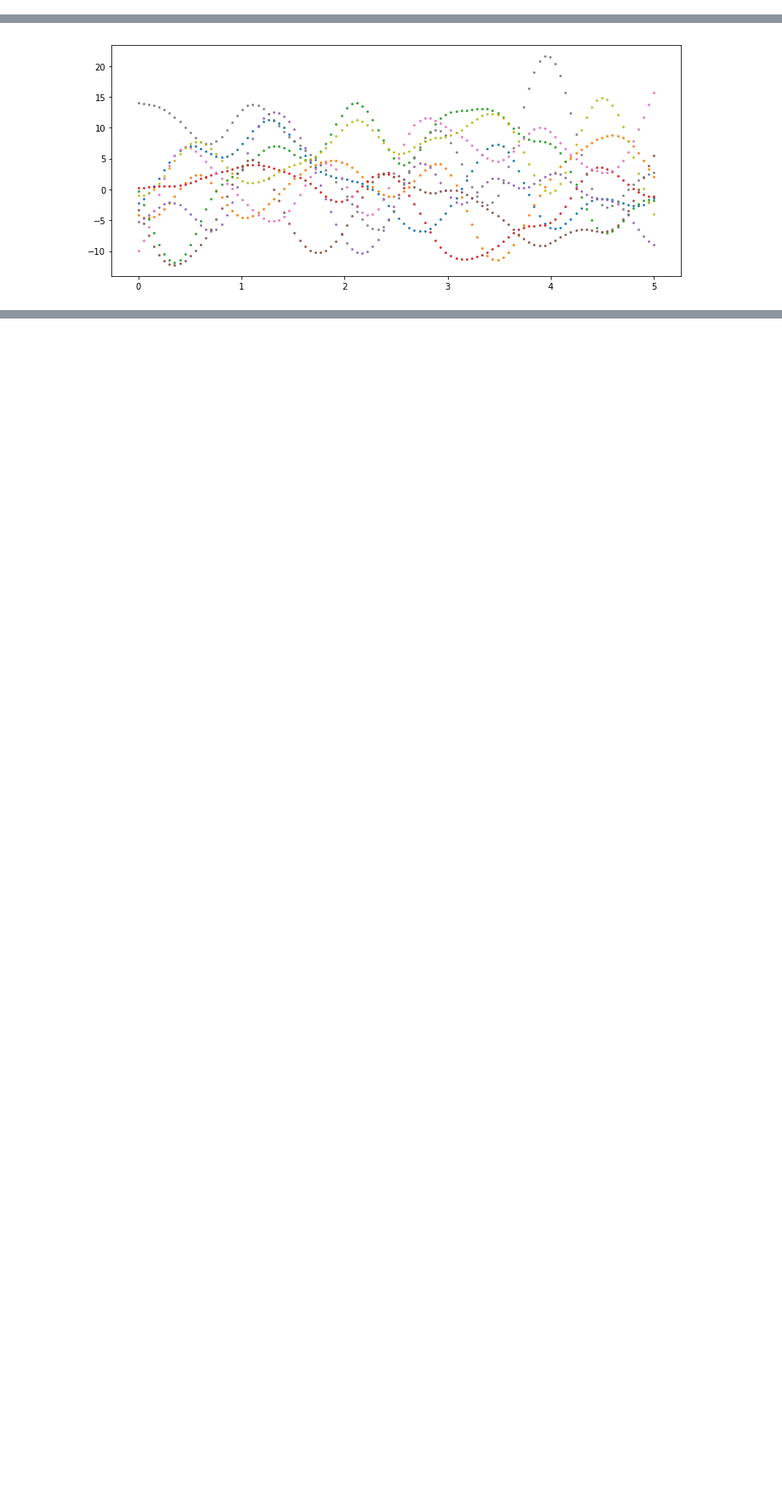
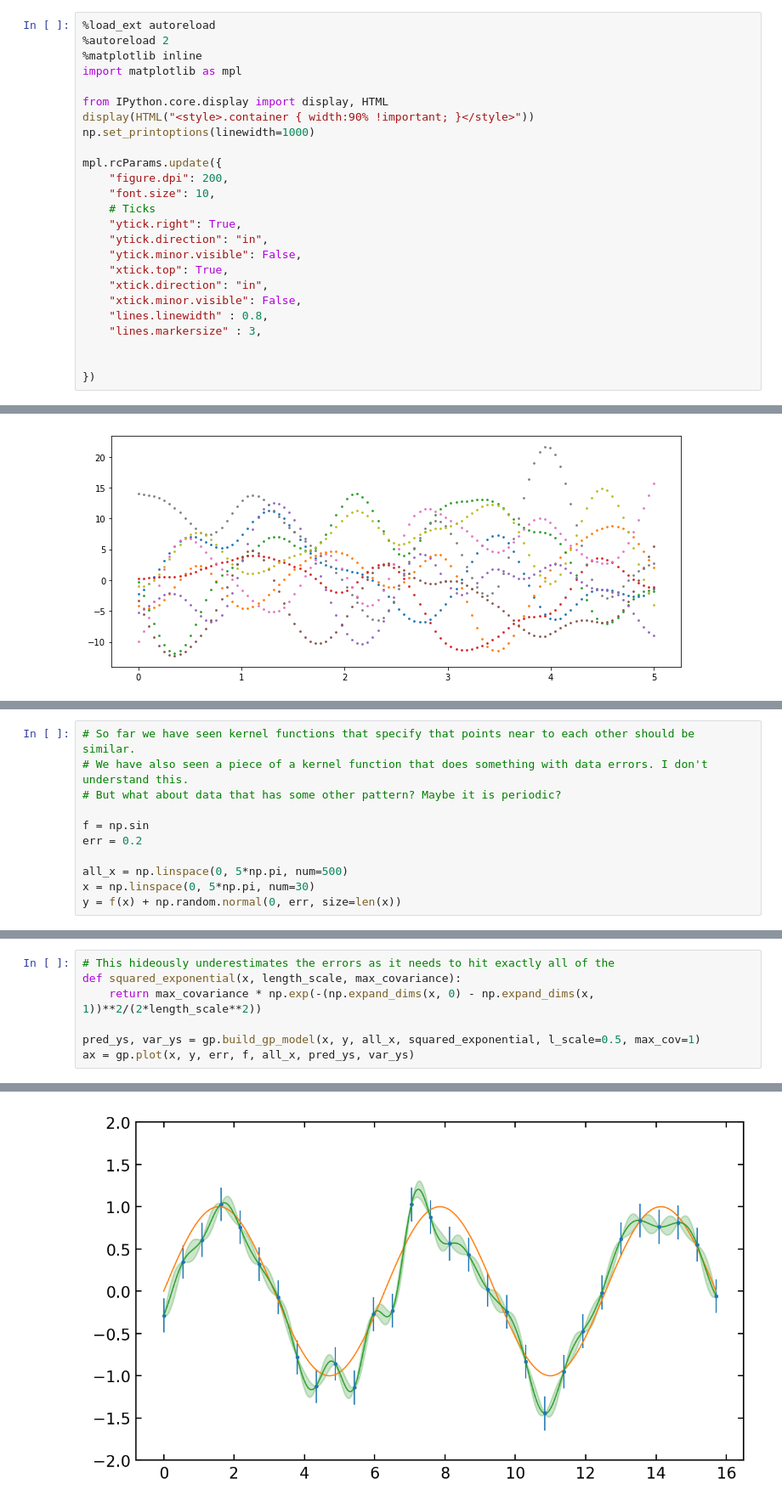
Before and after one commit to eniaxhakaj/phys_learning, a Jupyter notebook: gaussian_processes/manual_gp.ipynb, the cells around one changed output, grey strips where cells are left out. Shown: that part at 85% size. Cells and saved outputs as stored; diff of their text form; blank space fills up the shorter version.

```diff
--- a/gaussian_processes/manual_gp.ipynb
+++ b/gaussian_processes/manual_gp.ipynb
@@ -2,0 +5,25 @@
+# %%
+%load_ext autoreload
+%autoreload 2
+%matplotlib inline
+import matplotlib as mpl
+
+from IPython.core.display import display, HTML
+display(HTML("<style>.container { width:90% !important; }</style>"))
+np.set_printoptions(linewidth=1000)
+
+mpl.rcParams.update({
+    "figure.dpi": 200,
+    "font.size": 10,
+    # Ticks
+    "ytick.right": True,
+    "ytick.direction": "in",
+    "ytick.minor.visible": False,
+    "xtick.top": True,
+    "xtick.direction": "in",
+    "xtick.minor.visible": False,
+    "lines.linewidth" : 0.8,
+    "lines.markersize" : 3,
+
+
+})
@@ -164,0 +200,11 @@ ax.fill_between(x, func_mean - func_std, func_mean + func_std, alpha=0.2)
+# %%
+# So far we have seen kernel functions that specify that points near to each other should be similar.
+# We have also seen a piece of a kernel function that does something with data errors. I don't understand this.
+# But what about data that has some other pattern? Maybe it is periodic?
+
+f = np.sin
+err = 0.2
+
+all_x = np.linspace(0, 5*np.pi, num=500)
+x = np.linspace(0, 5*np.pi, num=30)
+y = f(x) + np.random.normal(0, err, size=len(x))
@@ -164,0 +213,8 @@ ax.fill_between(x, func_mean - func_std, func_mean + func_std, alpha=0.2)
+# %%
+# This hideously underestimates the errors as it needs to hit exactly all of the
+def squared_exponential(x, length_scale, max_covariance):
+    return max_covariance * np.exp(-(np.expand_dims(x, 0) - np.expand_dims(x, 1))**2/(2*length_scale**2))
+
+pred_ys, var_ys = gp.build_gp_model(x, y, all_x, squared_exponential, l_scale=0.5, max_cov=1)
+ax = gp.plot(x, y, err, f, all_x, pred_ys, var_ys)
+# %% [output]
@@ -164,0 +228 @@ ax.fill_between(x, func_mean - func_std, func_mean + func_std, alpha=0.2)
+[figure, added]
```
Also changed, not shown: parts of 14 cells of this notebook, 2 other files.
